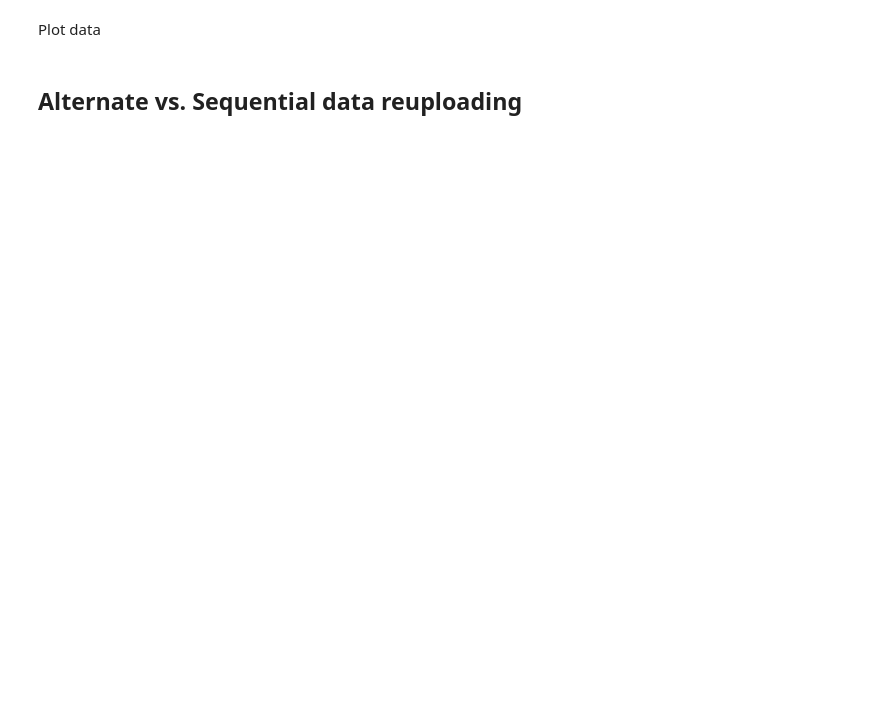
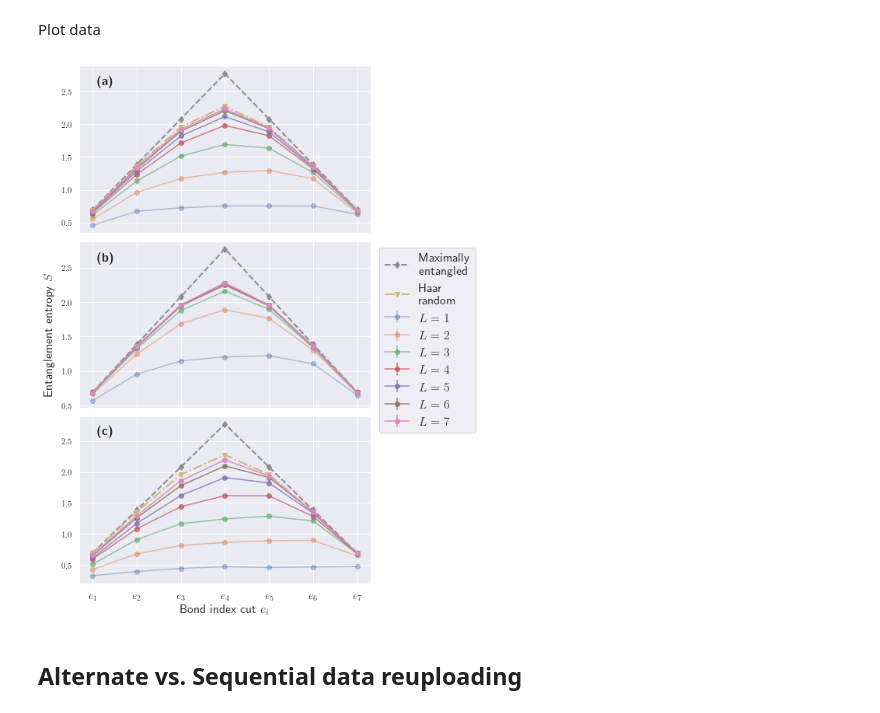
Before and after one commit to mballarin97/mps_qnn, a Jupyter notebook: examples/Entanglement.ipynb, the cells around one changed output. Saved outputs shown, nothing was run; the diff lists cells and outputs as text; code cells hidden in the pictures; blank space fills up the shorter version.

```diff
--- a/examples/Entanglement.ipynb
+++ b/examples/Entanglement.ipynb
@@ -371,44 +485,54 @@ Plot data
 # %%
 # Data to be plotted
 to_plot = [ent_list, ent_list_c1, ent_list_c2]
-
+sns.set_context("paper")
+sns.set_theme()
 def do_plot(dataplot, ax = None):
     for idx, data in enumerate(dataplot[:num_qubits-1]):
         ax.errorbar(range(1, num_qubits), data[0], yerr=0*data[1], color=cmap[idx], alpha=alphas[idx], label=f"$L={idx+1}$", marker='o')
-    ax.plot(range(1, num_qubits), max_ent, ls='--', color=cmap[-3], lw=2, alpha=1, marker='d', label="Maximally entangled")
-    ax.plot(range(1, num_qubits), ent_list[0, 2], ls='-.', color=cmap[-2], lw=2, alpha=1, marker='v', label="Haar-random")
+    ax.plot(range(1, num_qubits), max_ent, ls='--', color=cmap[-3], lw=2, alpha=1, marker='d', label="Maximally\n entangled")
+    ax.plot(range(1, num_qubits), ent_list[0, 2], ls='-.', color=cmap[-2], lw=2, alpha=1, marker='v', label="Haar\n random")
 
 fig, ax = plt.subplots(len(to_plot),1, figsize = (8, 12), sharex = True)
 
 # Set axis names and labels
 labels = [f'$e_{i}$' for i in range(num_qubits)]
-ax[0].set_xticks(range(num_qubits), labels=labels)
-ax[0].set_ylabel("Entanglement Entropy")
-ax[1].set_xticks(range(num_qubits), labels=labels)
-ax[1].set_ylabel("Entanglement Entropy")
-ax[2].set_xticks(range(num_qubits), labels=labels)
-ax[2].set_ylabel("Entanglement Entropy")
-ax[2].set_xlabel("Bond index cut")
+ax[0].set_xticks(range(num_qubits))
+ax[1].set_xticks(range(num_qubits))
+ax[2].set_xticks(range(num_qubits))
+ax[2].set_xticklabels(labels=labels, fontsize=14)
+ax[2].set_xlabel("Bond index cut $e_i$", fontsize=16)
+fig.supylabel("Entanglement entropy $S$", fontsize=16)
 
 # Define transparencies
 alphas = np.linspace(0.4, 1, len(ent_list[:num_qubits-1]))
 
 # Plot data
 do_plot(to_plot[0], ax[0])
 do_plot(to_plot[1], ax[1])
 do_plot(to_plot[2], ax[2])
 
 # Add label to plot
-ax[0].text(1.1, 2.6, r"$\textbf{(a)}$", fontsize=14)
-ax[1].text(1.1, 2.6, r"$\textbf{(b)}$", fontsize=14)
-ax[2].text(1.1, 2.6, r"$\textbf{(c)}$", fontsize=14)
+ax[0].text(1.1, 2.6, r"$\textbf{(a)}$", fontsize=16)
+ax[1].text(1.1, 2.6, r"$\textbf{(b)}$", fontsize=16)
+ax[2].text(1.1, 2.6, r"$\textbf{(c)}$", fontsize=16)
 
 # Fix legend position
-ax[0].legend(loc=1)
+handles, labels = ax[0].get_legend_handles_labels()
+#handles, labels = handles[::-1], labels[::-1]
+fig.legend(handles, labels, loc='center right', fontsize=16)
+left  = 0.1  # the left side of the subplots of the figure
+right = 0.75   # the right side of the subplots of the figure
+bottom = 0.13   # the bottom of the subplots of the figure
+top = 0.9      # the top of the subplots of the figure
+wspace = 1  # the amount of width reserved for blank space between subplots
+hspace = 0.05   # the amount of height reserved for white space between subplots
+plt.subplots_adjust(left, bottom, right, top, wspace, hspace)
 
-plt.tight_layout()
-plt.savefig(f"data/Imgs/bond_plots/{feature_map}_{var_ansatz}_{feature_map1}_{var_ansatz1}_{feature_map2}_{var_ansatz2}.pdf", format="pdf")
+plt.savefig(f"{feature_map}_{var_ansatz}_{feature_map1}_{var_ansatz1}_{feature_map2}_{var_ansatz2}_new.pdf", format="pdf", bbox_inches='tight')
 plt.show()
+# %% [output]
+[figure, added]
 # %% [markdown]
 ## Alternate vs. Sequential data reuploading
 # %%
```
Also changed, not shown: parts of 11 cells of this notebook, 1 other file.
